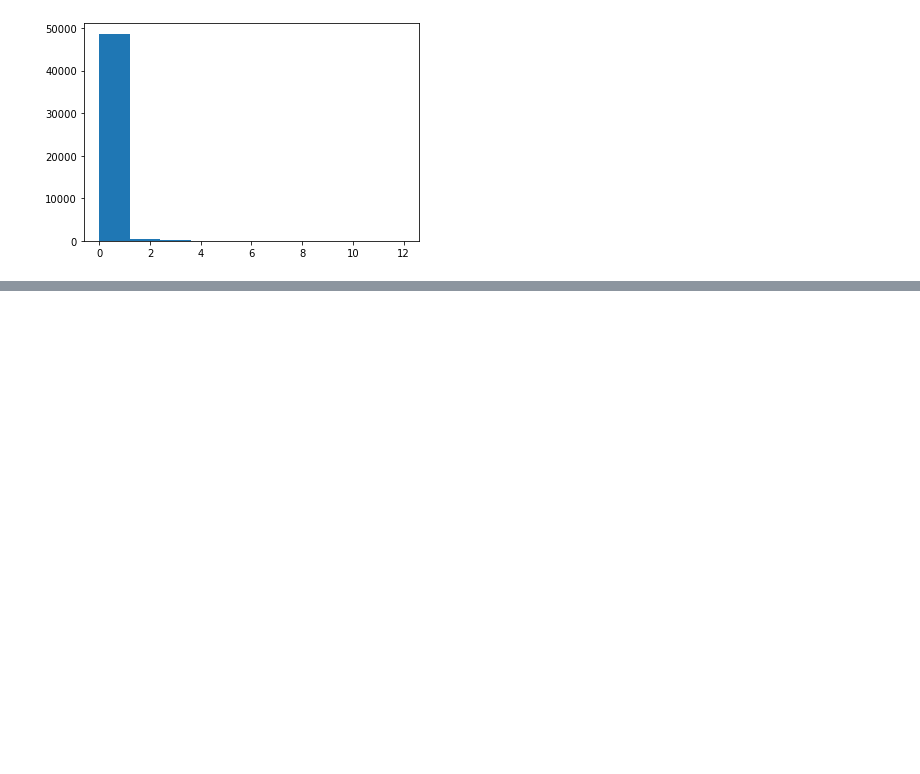
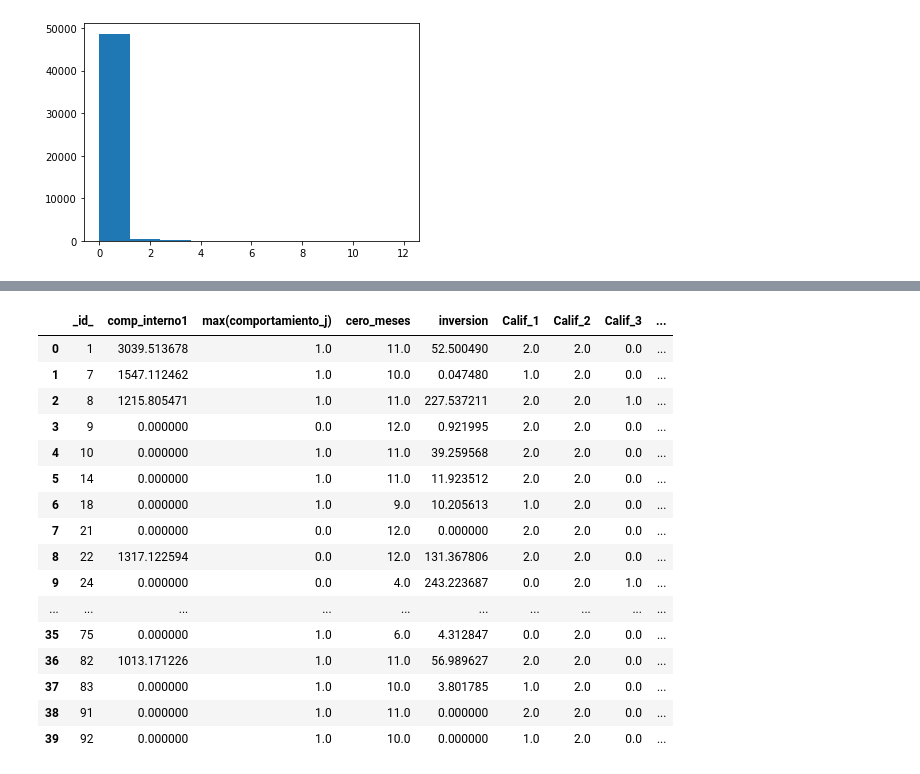
Before and after one commit to BrianPgz/HomeWork1_ML, a Jupyter notebook: Ejercicio1.ipynb, the cells around one changed output, grey strips where cells are left out. Saved outputs shown, nothing was run; the diff lists cells and outputs as text; code cells hidden in the pictures; blank space fills up the shorter version.

```diff
--- a/Ejercicio1.ipynb
+++ b/Ejercicio1.ipynb
@@ -862,3 +893,7 @@ plt.show
 # %% [output]
 <function matplotlib.pyplot.show(close=None, block=None)>
 [figure]
+# %%
+#aqui vamos a crear la base con los criterios que vamos a usar, recordemos que base_general4 almacena todos los datos cruzados
+base_criterios=base_general_4[['_id_','comp_interno1', 'max(comportamiento_j)','cero_meses','inversion']].sort_values(by = '_id_')
+base_criterios.head(20)
@@ -864,0 +924,5 @@ plt.show
+# %%
+base_criterios.loc[base_criterios['cero_meses']>=11,'Calif_1']=2
+base_criterios.loc[(base_criterios['cero_meses']>=9) & (base_criterios['cero_meses']<=10) ,'Calif_1']=1
+base_criterios.loc[base_criterios['cero_meses']<9,'Calif_1']=0
+base_criterios.head(15)
@@ -864,0 +951,5 @@ plt.show
+# %%
+base_criterios.loc[base_criterios['max(comportamiento_j)']<=4,'Calif_2']=2
+base_criterios.loc[(base_criterios['max(comportamiento_j)']>4) & (base_criterios['max(comportamiento_j)']<=6) ,'Calif_2']=1
+base_criterios.loc[base_criterios['max(comportamiento_j)']>6,'Calif_2']=0
+base_criterios.head(15)
@@ -864,0 +977,5 @@ plt.show
+# %%
+base_criterios.loc[base_criterios['inversion']>500,'Calif_3']=2
+base_criterios.loc[(base_criterios['inversion']>=150) & (base_criterios['inversion']<=500) ,'Calif_3']=1
+base_criterios.loc[base_criterios['inversion']<150,'Calif_3']=0
+base_criterios.head(15)
@@ -864,0 +1003,23 @@ plt.show
+# %%
+base_criterios.loc[base_criterios['comp_interno1']>25000,'Calif_4']=2
+base_criterios.loc[(base_criterios['comp_interno1']>=3000) & (base_criterios['comp_interno1']<=25000) ,'Calif_4']=1
+base_criterios.loc[base_criterios['comp_interno1']<3000,'Calif_4']=0
+base_criterios.head(40)
+# %% [output]
+|  | _id_ | comp_interno1 | max(comportamiento_j) | cero_meses | inversion | Calif_1 | Calif_2 | Calif_3 | ... |
+| 0 | 1 | 3039.513678 | 1.0 | 11.0 | 52.500490 | 2.0 | 2.0 | 0.0 | ... |
+| 1 | 7 | 1547.112462 | 1.0 | 10.0 | 0.047480 | 1.0 | 2.0 | 0.0 | ... |
+| 2 | 8 | 1215.805471 | 1.0 | 11.0 | 227.537211 | 2.0 | 2.0 | 1.0 | ... |
+| 3 | 9 | 0.000000 | 0.0 | 12.0 | 0.921995 | 2.0 | 2.0 | 0.0 | ... |
+| 4 | 10 | 0.000000 | 1.0 | 11.0 | 39.259568 | 2.0 | 2.0 | 0.0 | ... |
+| 5 | 14 | 0.000000 | 1.0 | 11.0 | 11.923512 | 2.0 | 2.0 | 0.0 | ... |
+| 6 | 18 | 0.000000 | 1.0 | 9.0 | 10.205613 | 1.0 | 2.0 | 0.0 | ... |
+| 7 | 21 | 0.000000 | 0.0 | 12.0 | 0.000000 | 2.0 | 2.0 | 0.0 | ... |
+| 8 | 22 | 1317.122594 | 0.0 | 12.0 | 131.367806 | 2.0 | 2.0 | 0.0 | ... |
+| 9 | 24 | 0.000000 | 0.0 | 4.0 | 243.223687 | 0.0 | 2.0 | 1.0 | ... |
+| ... | ... | ... | ... | ... | ... | ... | ... | ... | ... |
+| 35 | 75 | 0.000000 | 1.0 | 6.0 | 4.312847 | 0.0 | 2.0 | 0.0 | ... |
+| 36 | 82 | 1013.171226 | 1.0 | 11.0 | 56.989627 | 2.0 | 2.0 | 0.0 | ... |
+| 37 | 83 | 0.000000 | 1.0 | 10.0 | 3.801785 | 1.0 | 2.0 | 0.0 | ... |
+| 38 | 91 | 0.000000 | 1.0 | 11.0 | 0.000000 | 2.0 | 2.0 | 0.0 | ... |
+| 39 | 92 | 0.000000 | 1.0 | 10.0 | 0.000000 | 1.0 | 2.0 | 0.0 | ... |
```
Also changed, not shown: parts of 21 cells of this notebook.
